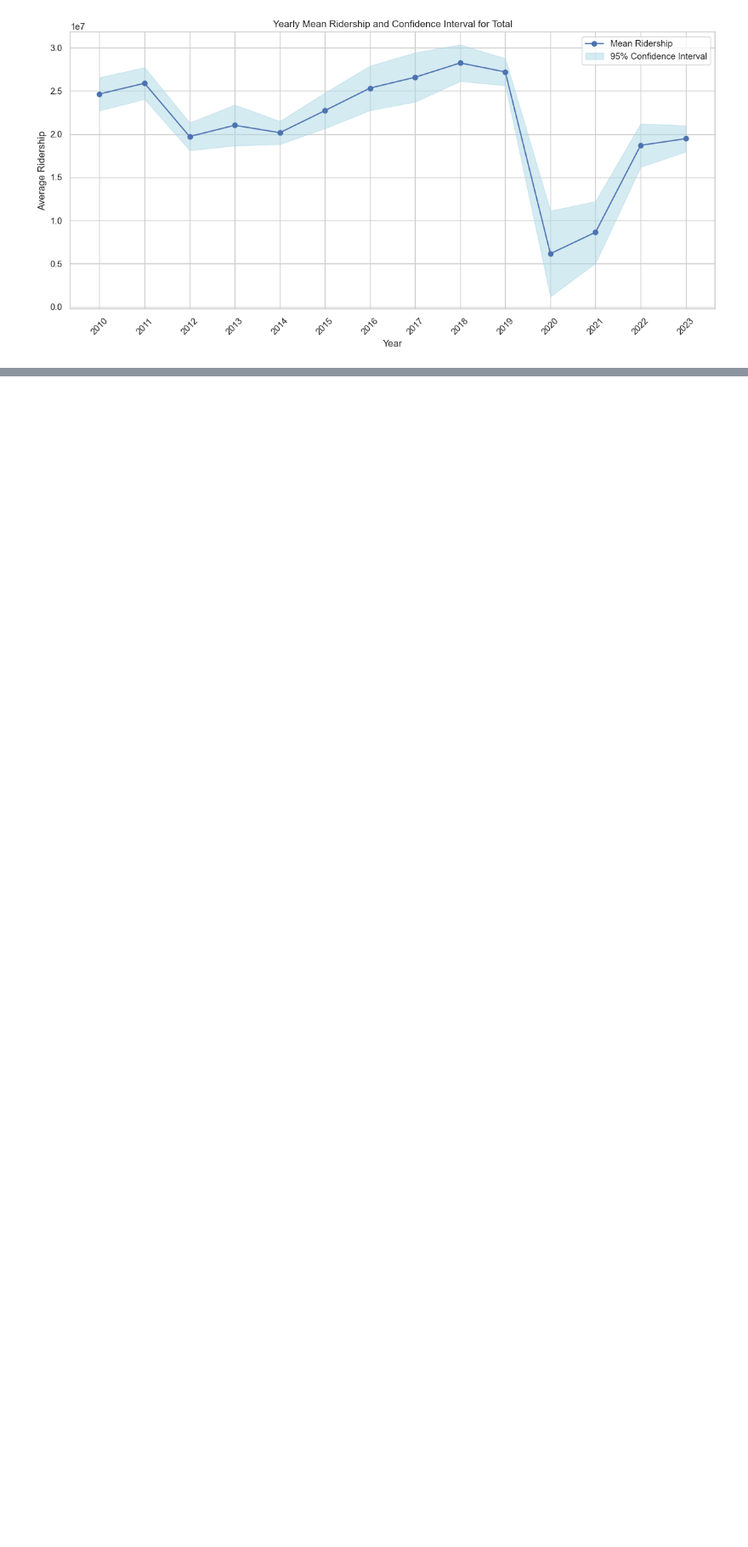
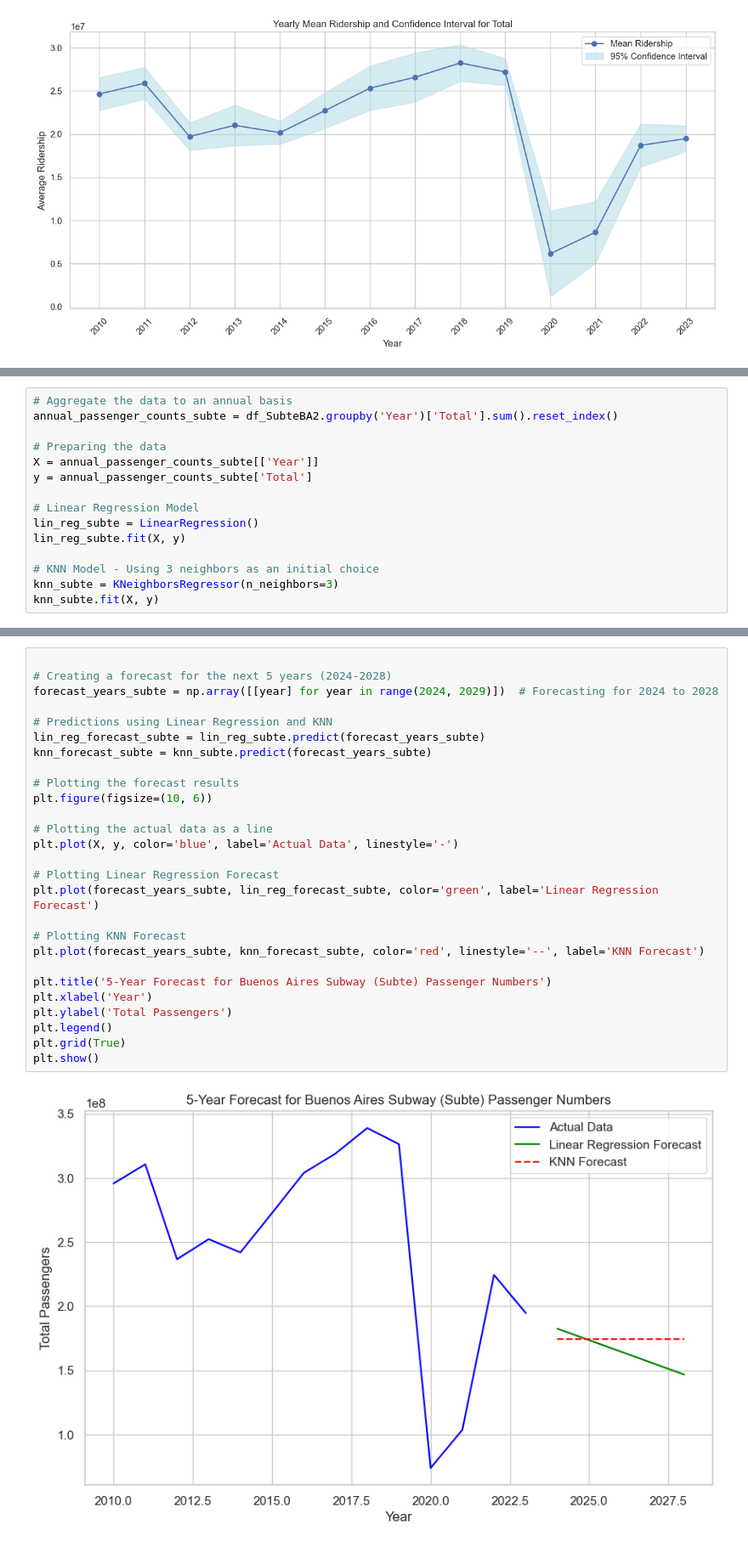
Before and after one commit to CCT2017156/MSC_DA__CA2, a Jupyter notebook: CA2/JupyterNotebook/MSC_DA_CA2.ipynb, the cells around one changed output, grey strips where cells are left out. Shown at 85% size. Cells and saved outputs as stored; diff of their text form; blank space fills up the shorter version.

```diff
--- a/CA2/JupyterNotebook/MSC_DA_CA2.ipynb
+++ b/CA2/JupyterNotebook/MSC_DA_CA2.ipynb
@@ -691,0 +886,15 @@ Chi2ContingencyResult(statistic=95.98983739837398, pvalue=9.88617668647293e-15,
+# %%
+# Aggregate the data to an annual basis
+annual_passenger_counts_subte = df_SubteBA2.groupby('Year')['Total'].sum().reset_index()
+
+# Preparing the data
+X = annual_passenger_counts_subte[['Year']]
+y = annual_passenger_counts_subte['Total']
+
+# Linear Regression Model
+lin_reg_subte = LinearRegression()
+lin_reg_subte.fit(X, y)
+
+# KNN Model - Using 3 neighbors as an initial choice
+knn_subte = KNeighborsRegressor(n_neighbors=3)
+knn_subte.fit(X, y)
@@ -691,0 +903,29 @@ Chi2ContingencyResult(statistic=95.98983739837398, pvalue=9.88617668647293e-15,
+# %%
+
+# Creating a forecast for the next 5 years (2024-2028)
+forecast_years_subte = np.array([[year] for year in range(2024, 2029)])  # Forecasting for 2024 to 2028
+
+# Predictions using Linear Regression and KNN
+lin_reg_forecast_subte = lin_reg_subte.predict(forecast_years_subte)
+knn_forecast_subte = knn_subte.predict(forecast_years_subte)
+
+# Plotting the forecast results
+plt.figure(figsize=(10, 6))
+
+# Plotting the actual data as a line
+plt.plot(X, y, color='blue', label='Actual Data', linestyle='-')
+
+# Plotting Linear Regression Forecast
+plt.plot(forecast_years_subte, lin_reg_forecast_subte, color='green', label='Linear Regression Forecast')
+
+# Plotting KNN Forecast
+plt.plot(forecast_years_subte, knn_forecast_subte, color='red', linestyle='--', label='KNN Forecast')
+
+plt.title('5-Year Forecast for Buenos Aires Subway (Subte) Passenger Numbers')
+plt.xlabel('Year')
+plt.ylabel('Total Passengers')
+plt.legend()
+plt.grid(True)
+plt.show()
+# %% [output]
+[figure, added]
```
Also changed, not shown: parts of 33 cells of this notebook.
